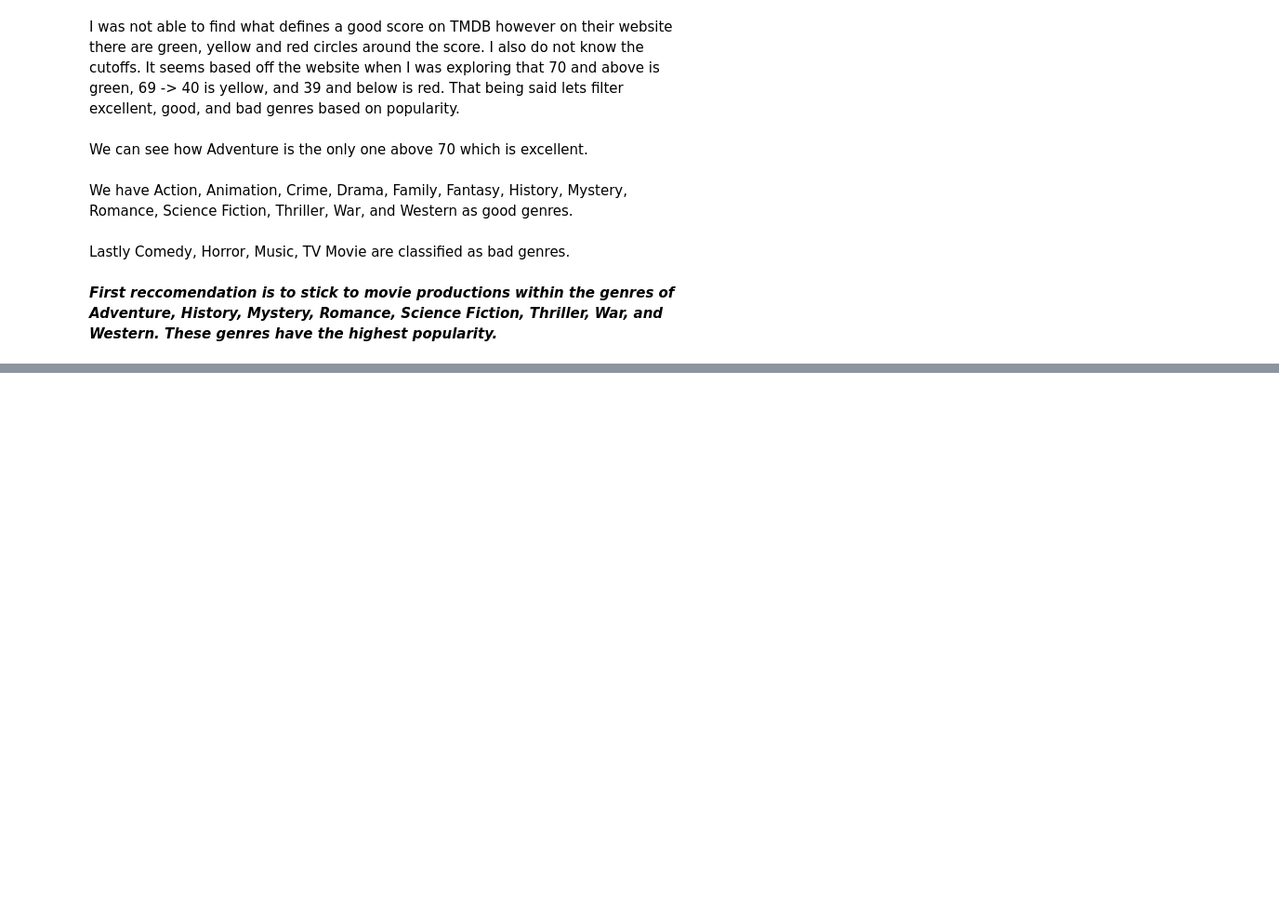
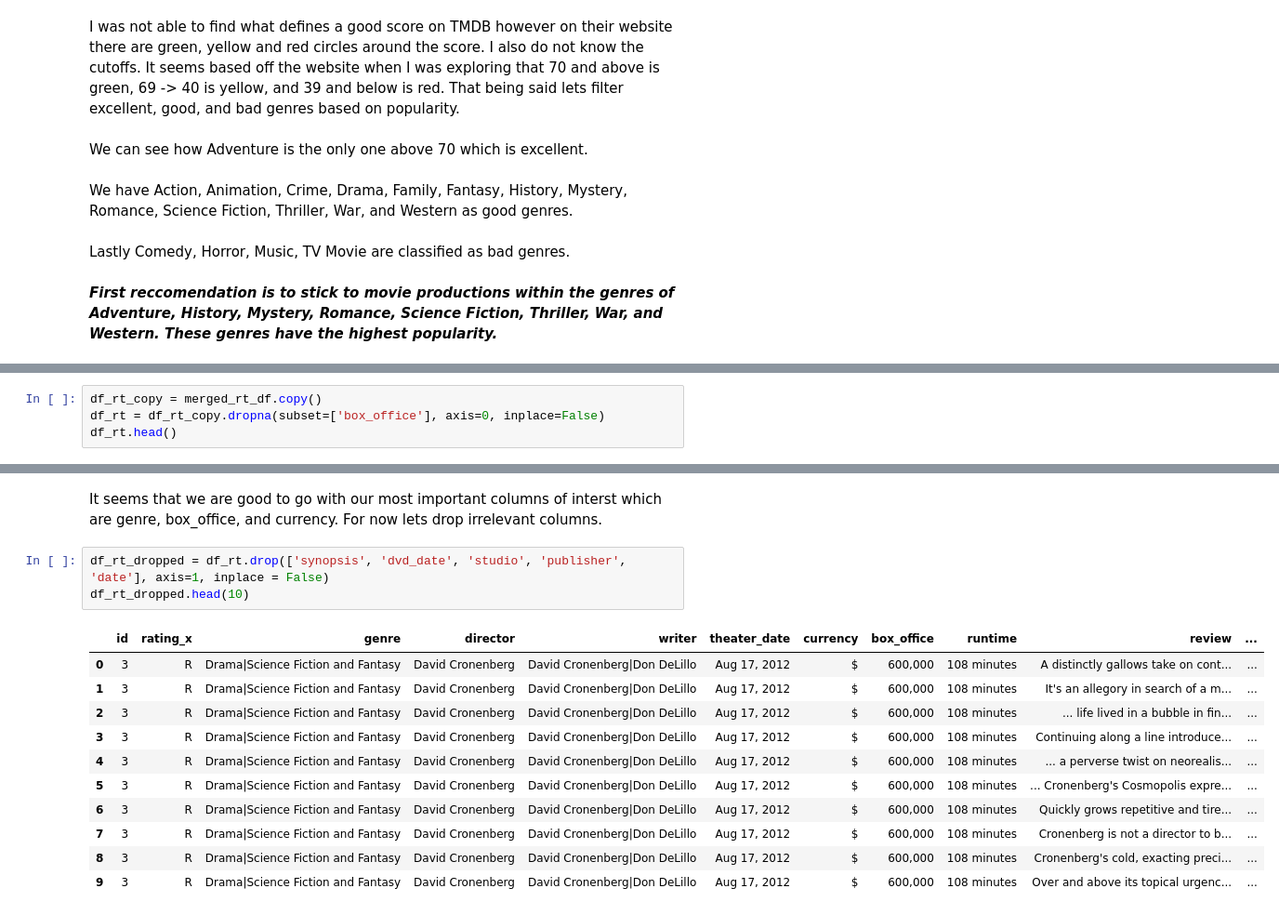
Before and after one commit to CrisThatOneCris/dsc-phase-1-project-v2-4, a Jupyter notebook: exploratory.ipynb, the cells around one changed output, grey strips where cells are left out. Shown at 93% size. Drawn from its saved outputs; the diff is of its cells as text; blank space fills up the shorter version.

```diff
--- a/exploratory.ipynb
+++ b/exploratory.ipynb
@@ -234,0 +371,4 @@ Lastly Comedy, Horror, Music, TV Movie are classified as bad genres.
+# %%
+df_rt_copy = merged_rt_df.copy()
+df_rt = df_rt_copy.dropna(subset=['box_office'], axis=0, inplace=False)
+df_rt.head()
@@ -234,0 +407,17 @@ Lastly Comedy, Horror, Music, TV Movie are classified as bad genres.
+# %% [markdown]
+It seems that we are good to go with our most important columns of interst which are genre, box_office, and currency. For now lets drop irrelevant columns.
+# %%
+df_rt_dropped = df_rt.drop(['synopsis', 'dvd_date', 'studio', 'publisher', 'date'], axis=1, inplace = False)
+df_rt_dropped.head(10)
+# %% [output]
+|  | id | rating_x | genre | director | writer | theater_date | currency | box_office | runtime | review | ... |
+| 0 | 3 | R | Drama|Science Fiction and Fantasy | David Cronenberg | David Cronenberg|Don DeLillo | Aug 17, 2012 | $ | 600,000 | 108 minutes | A distinctly gallows take on cont... | ... |
+| 1 | 3 | R | Drama|Science Fiction and Fantasy | David Cronenberg | David Cronenberg|Don DeLillo | Aug 17, 2012 | $ | 600,000 | 108 minutes | It's an allegory in search of a m... | ... |
+| 2 | 3 | R | Drama|Science Fiction and Fantasy | David Cronenberg | David Cronenberg|Don DeLillo | Aug 17, 2012 | $ | 600,000 | 108 minutes | ... life lived in a bubble in fin... | ... |
+| 3 | 3 | R | Drama|Science Fiction and Fantasy | David Cronenberg | David Cronenberg|Don DeLillo | Aug 17, 2012 | $ | 600,000 | 108 minutes | Continuing along a line introduce... | ... |
+| 4 | 3 | R | Drama|Science Fiction and Fantasy | David Cronenberg | David Cronenberg|Don DeLillo | Aug 17, 2012 | $ | 600,000 | 108 minutes | ... a perverse twist on neorealis... | ... |
+| 5 | 3 | R | Drama|Science Fiction and Fantasy | David Cronenberg | David Cronenberg|Don DeLillo | Aug 17, 2012 | $ | 600,000 | 108 minutes | ... Cronenberg's Cosmopolis expre... | ... |
+| 6 | 3 | R | Drama|Science Fiction and Fantasy | David Cronenberg | David Cronenberg|Don DeLillo | Aug 17, 2012 | $ | 600,000 | 108 minutes | Quickly grows repetitive and tire... | ... |
+| 7 | 3 | R | Drama|Science Fiction and Fantasy | David Cronenberg | David Cronenberg|Don DeLillo | Aug 17, 2012 | $ | 600,000 | 108 minutes | Cronenberg is not a director to b... | ... |
+| 8 | 3 | R | Drama|Science Fiction and Fantasy | David Cronenberg | David Cronenberg|Don DeLillo | Aug 17, 2012 | $ | 600,000 | 108 minutes | Cronenberg's cold, exacting preci... | ... |
+| 9 | 3 | R | Drama|Science Fiction and Fantasy | David Cronenberg | David Cronenberg|Don DeLillo | Aug 17, 2012 | $ | 600,000 | 108 minutes | Over and above its topical urgenc... | ... |
```
Also changed, not shown: parts of 20 cells of this notebook.
